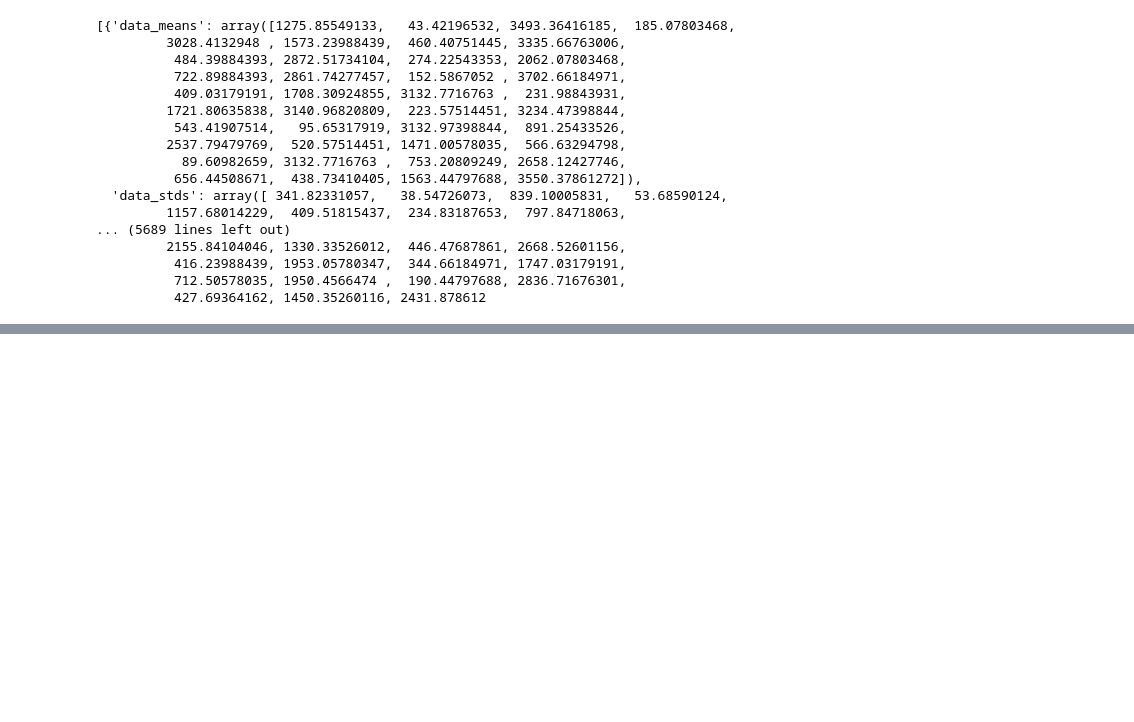
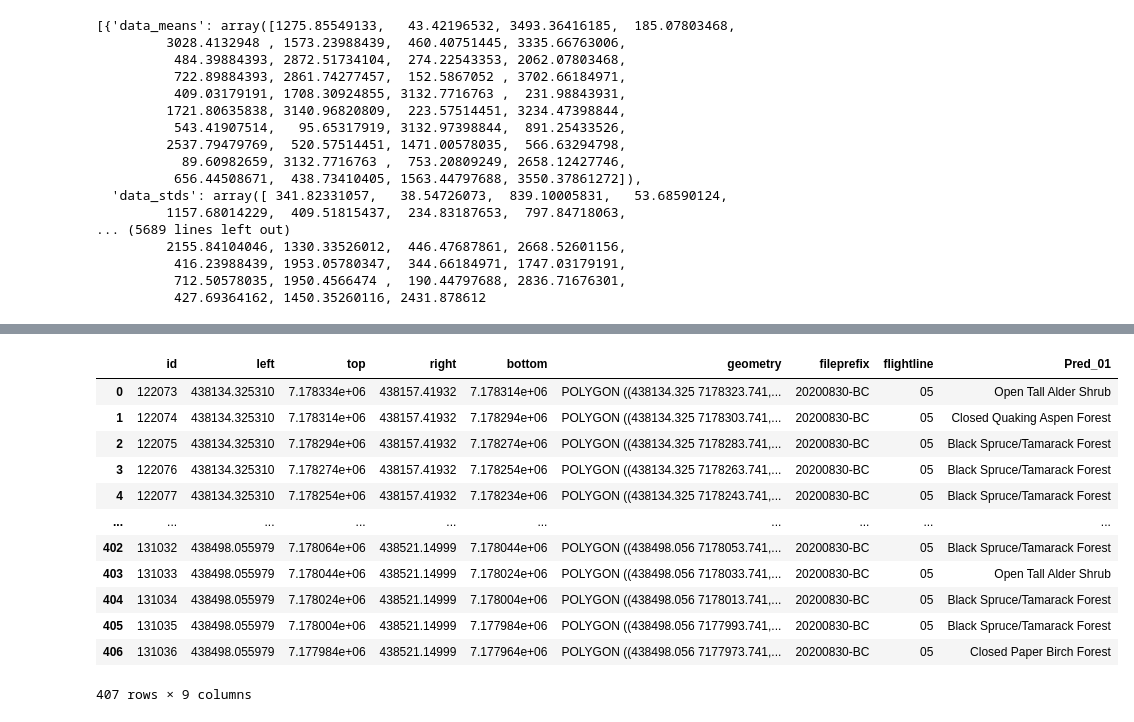
Before and after one commit to chryss/spectral_analysis, a Jupyter notebook: notebooks/hexagon_validation.ipynb, the cells around one changed output, grey strips where cells are left out. Cells and saved outputs as stored; diff of their text form; code cells hidden in the pictures; blank space fills up the shorter version.

```diff
--- a/notebooks/hexagon_validation.ipynb
+++ b/notebooks/hexagon_validation.ipynb
@@ -190,0 +270,18 @@ working on /Volumes/FIREICE/fihyper/cwaigl/20200830_BC/03_products/cropped_maske
+# %%
+hex20_df["Pred_01"] = model.predict(X)
+# %%
+hex20_df
+# %% [output]
+|  | id | left | top | right | bottom | geometry | fileprefix | flightline | Pred_01 |
+| 0 | 122073 | 438134.325310 | 7.178334e+06 | 438157.41932 | 7.178314e+06 | POLYGON ((438134.325 7178323.741,... | 20200830-BC | 05 | Open Tall Alder Shrub |
+| 1 | 122074 | 438134.325310 | 7.178314e+06 | 438157.41932 | 7.178294e+06 | POLYGON ((438134.325 7178303.741,... | 20200830-BC | 05 | Closed Quaking Aspen Forest |
+| 2 | 122075 | 438134.325310 | 7.178294e+06 | 438157.41932 | 7.178274e+06 | POLYGON ((438134.325 7178283.741,... | 20200830-BC | 05 | Black Spruce/Tamarack Forest |
+| 3 | 122076 | 438134.325310 | 7.178274e+06 | 438157.41932 | 7.178254e+06 | POLYGON ((438134.325 7178263.741,... | 20200830-BC | 05 | Black Spruce/Tamarack Forest |
+| 4 | 122077 | 438134.325310 | 7.178254e+06 | 438157.41932 | 7.178234e+06 | POLYGON ((438134.325 7178243.741,... | 20200830-BC | 05 | Black Spruce/Tamarack Forest |
+| ... | ... | ... | ... | ... | ... | ... | ... | ... | ... |
+| 402 | 131032 | 438498.055979 | 7.178064e+06 | 438521.14999 | 7.178044e+06 | POLYGON ((438498.056 7178053.741,... | 20200830-BC | 05 | Black Spruce/Tamarack Forest |
+| 403 | 131033 | 438498.055979 | 7.178044e+06 | 438521.14999 | 7.178024e+06 | POLYGON ((438498.056 7178033.741,... | 20200830-BC | 05 | Open Tall Alder Shrub |
+| 404 | 131034 | 438498.055979 | 7.178024e+06 | 438521.14999 | 7.178004e+06 | POLYGON ((438498.056 7178013.741,... | 20200830-BC | 05 | Black Spruce/Tamarack Forest |
+| 405 | 131035 | 438498.055979 | 7.178004e+06 | 438521.14999 | 7.177984e+06 | POLYGON ((438498.056 7177993.741,... | 20200830-BC | 05 | Black Spruce/Tamarack Forest |
+| 406 | 131036 | 438498.055979 | 7.177984e+06 | 438521.14999 | 7.177964e+06 | POLYGON ((438498.056 7177973.741,... | 20200830-BC | 05 | Closed Paper Birch Forest |
+407 rows × 9 columns
```
Also changed, not shown: parts of 11 cells of this notebook, 8 other files.
